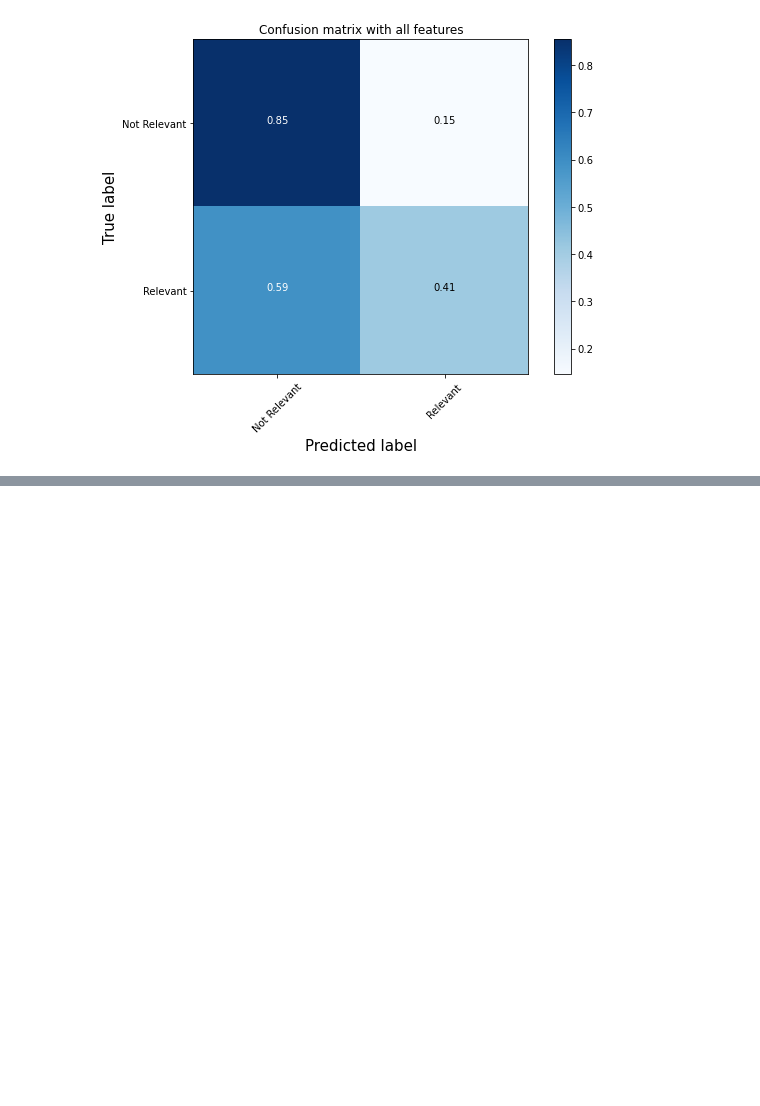
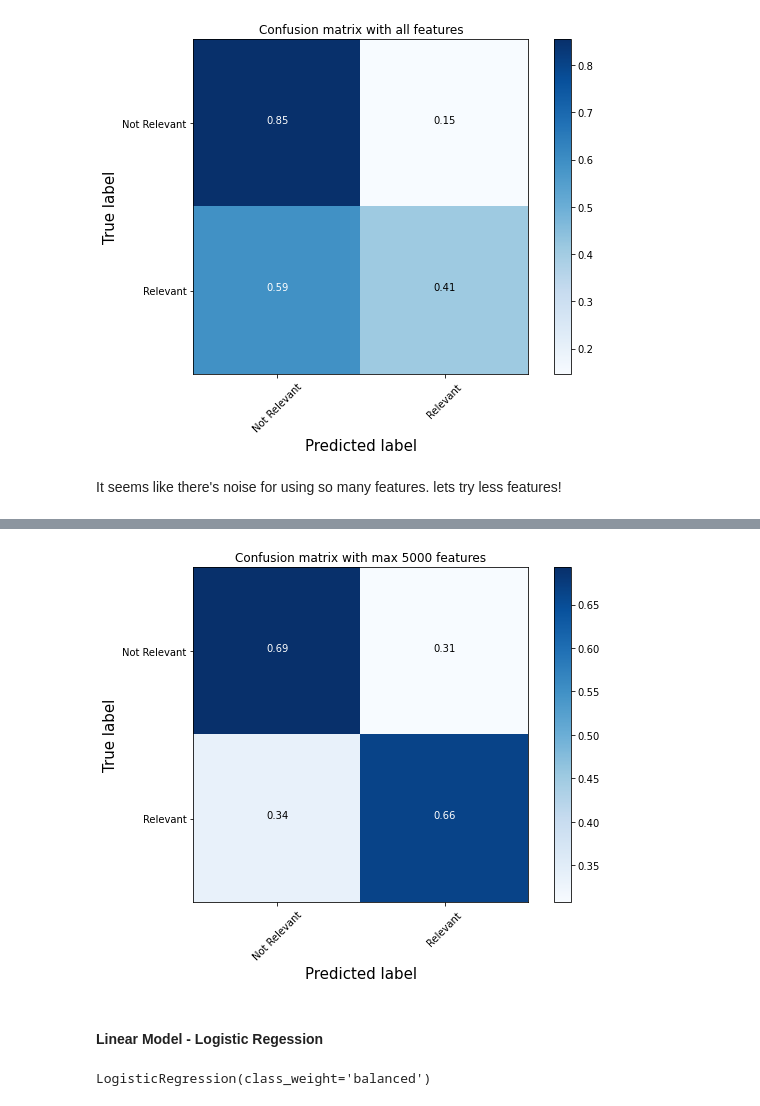
Before and after one commit to Salekeen/NLP, a Jupyter notebook: Text_classification.ipynb, the cells around one changed output, grey strips where cells are left out. Cells and saved outputs as stored; diff of their text form; code cells hidden in the pictures; blank space fills up the shorter version.

```diff
--- a/Text_classification.ipynb
+++ b/Text_classification.ipynb
@@ -186,3 +186,20 @@ print("ROC_AOC_Score: ", roc_auc_score(y_test, y_pred_prob))
 Accuracy:  0.7707707707707707
 ROC_AOC_Score:  0.7313141346092483
 [figure]
+# %% [markdown]
+It seems like there's noise for using so many features. lets try less features!
+# %%
+vect = CountVectorizer(preprocessor=clean, max_features=5000)
+X_train_dtm = vect.fit_transform(X_train)  # combined step 2 and 3
+X_test_dtm = vect.transform(X_test)
+nb = MultinomialNB()  # instantiate a Multinomial Naive Bayes model
+# train the model(timing it with an IPython "magic command")
+%time nb.fit(X_train_dtm, y_train)
+y_pred_class = nb.predict(X_test_dtm)  # make class predictions for X_test_dtm
+print("Accuracy: ", metrics.accuracy_score(y_test, y_pred_class))
+# print the confusion matrix
+cnf_matrix = confusion_matrix(y_test, y_pred_class)
+plt.figure(figsize=(8, 6))
+plot_confusion_matrix(cnf_matrix, classes=['Not Relevant', 'Relevant'], normalize=True,
+                      title='Confusion matrix with max 5000 features')
+# %% [output]
@@ -188,0 +209,12 @@ ROC_AOC_Score:  0.7313141346092483
+[figure, added]
+# %% [markdown]
+#### Linear Model - Logistic Regession
+# %%
+from sklearn.linear_model import LogisticRegression
+
+# init the model with class_weight balanced to tackle inherent inbalance in the dataser
+logreg = LogisticRegression(class_weight="balanced")
+# fit the model
+logreg.fit(X_train_dtm,y_train)
+# %% [output]
+LogisticRegression(class_weight='balanced')
```
Also changed, not shown: parts of 3 cells of this notebook.
